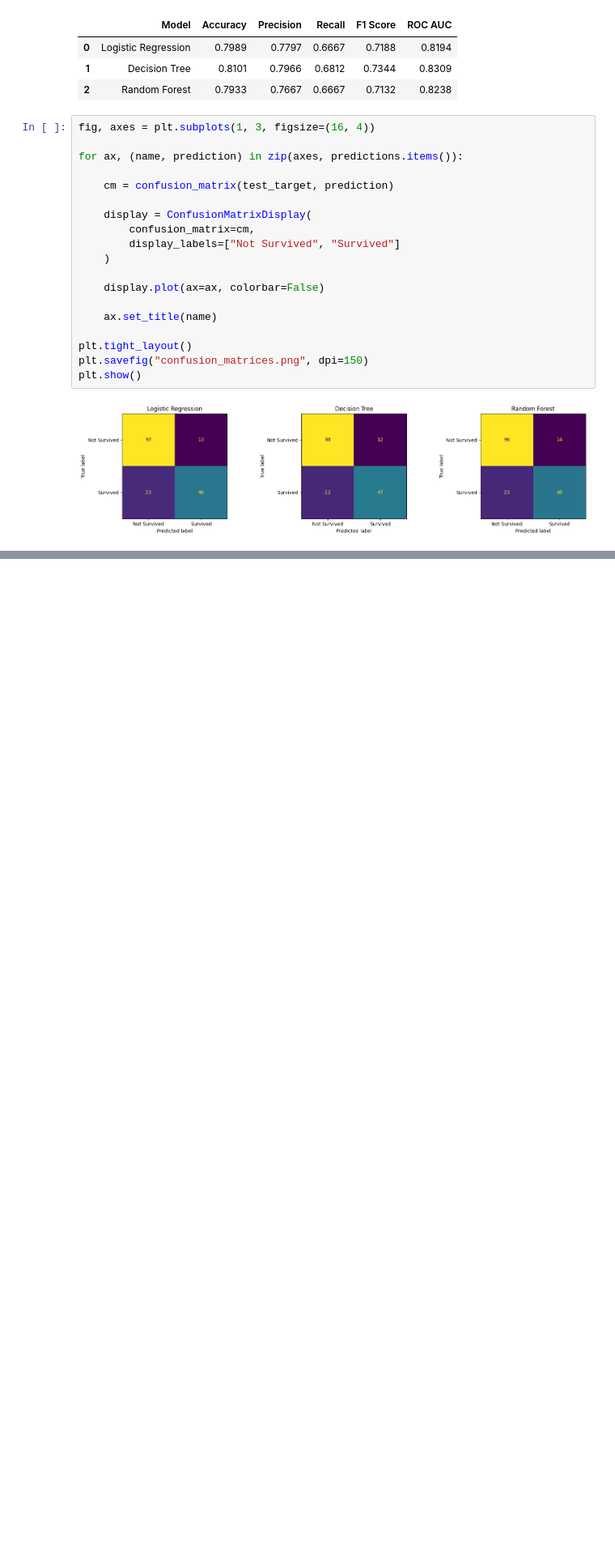
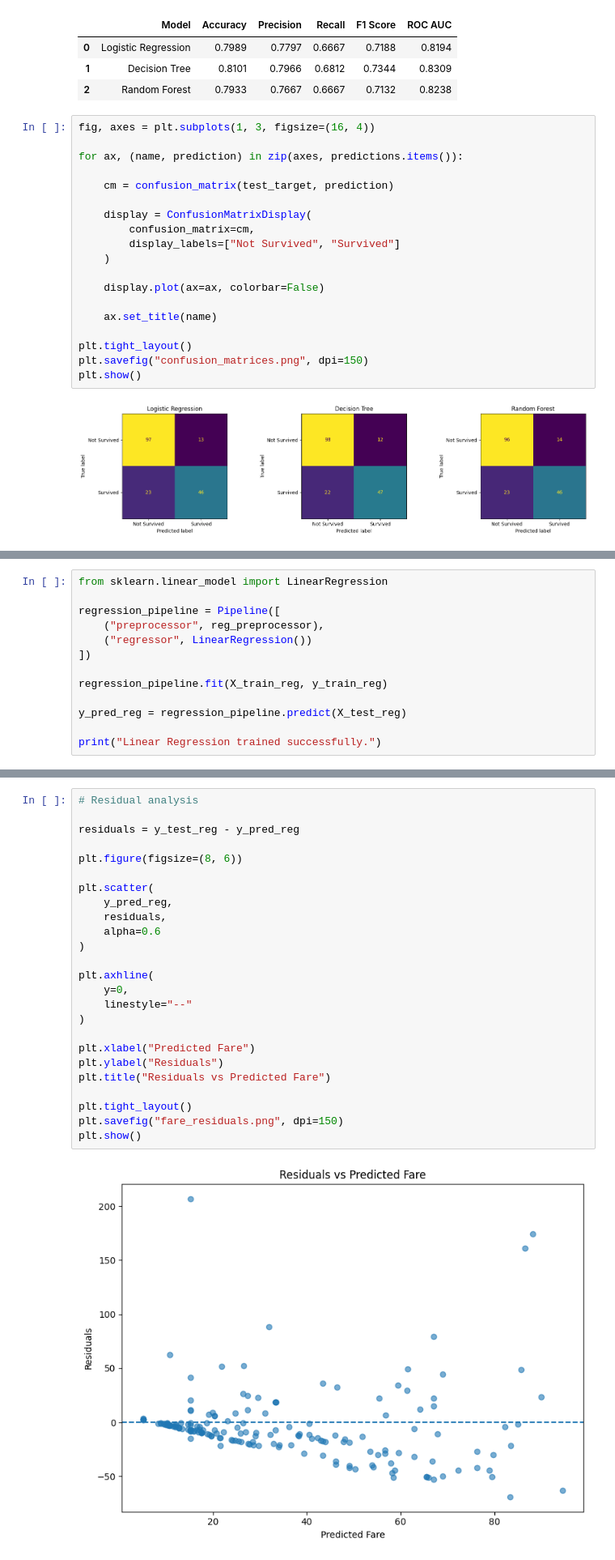
Before and after one commit to Jayanth05XD/Capstone_Project, a Jupyter notebook: analytics/02_modeling.ipynb, the cells around one changed output, grey strips where cells are left out. Shown at 81% size. Drawn from its saved outputs; the diff is of its cells as text; blank space fills up the shorter version.

```diff
--- a/analytics/02_modeling.ipynb
+++ b/analytics/02_modeling.ipynb
@@ -325,0 +589,13 @@ plt.show()
+# %%
+from sklearn.linear_model import LinearRegression
+
+regression_pipeline = Pipeline([
+    ("preprocessor", reg_preprocessor),
+    ("regressor", LinearRegression())
+])
+
+regression_pipeline.fit(X_train_reg, y_train_reg)
+
+y_pred_reg = regression_pipeline.predict(X_test_reg)
+
+print("Linear Regression trained successfully.")
@@ -325,0 +634,27 @@ plt.show()
+# %%
+# Residual analysis
+
+residuals = y_test_reg - y_pred_reg
+
+plt.figure(figsize=(8, 6))
+
+plt.scatter(
+    y_pred_reg,
+    residuals,
+    alpha=0.6
+)
+
+plt.axhline(
+    y=0,
+    linestyle="--"
+)
+
+plt.xlabel("Predicted Fare")
+plt.ylabel("Residuals")
+plt.title("Residuals vs Predicted Fare")
+
+plt.tight_layout()
+plt.savefig("fare_residuals.png", dpi=150)
+plt.show()
+# %% [output]
+[figure, added]
```
Also changed, not shown: parts of 16 cells of this notebook, 1 other file.
